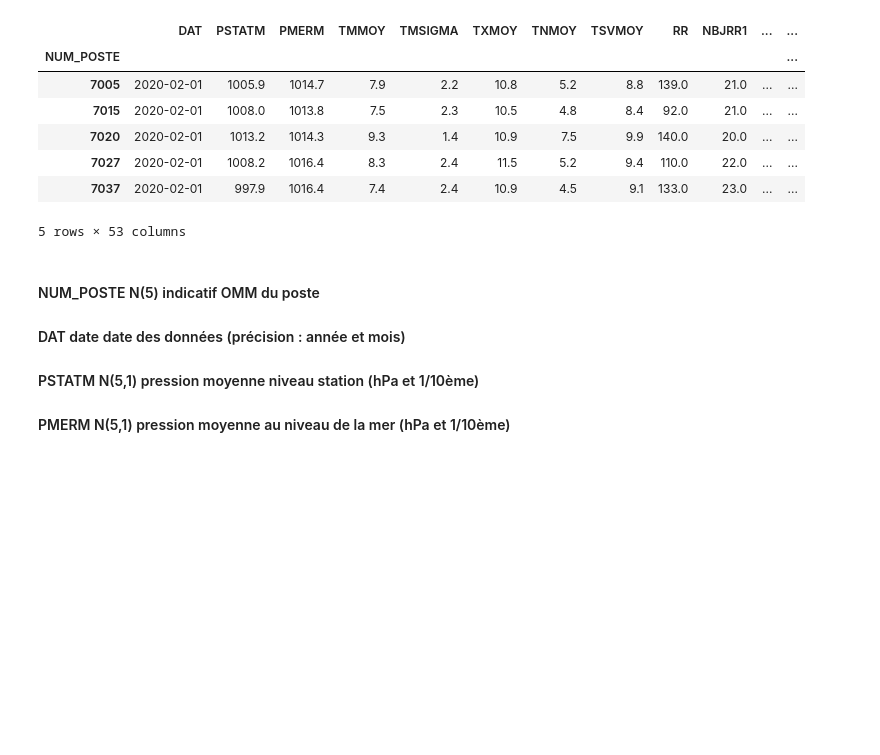
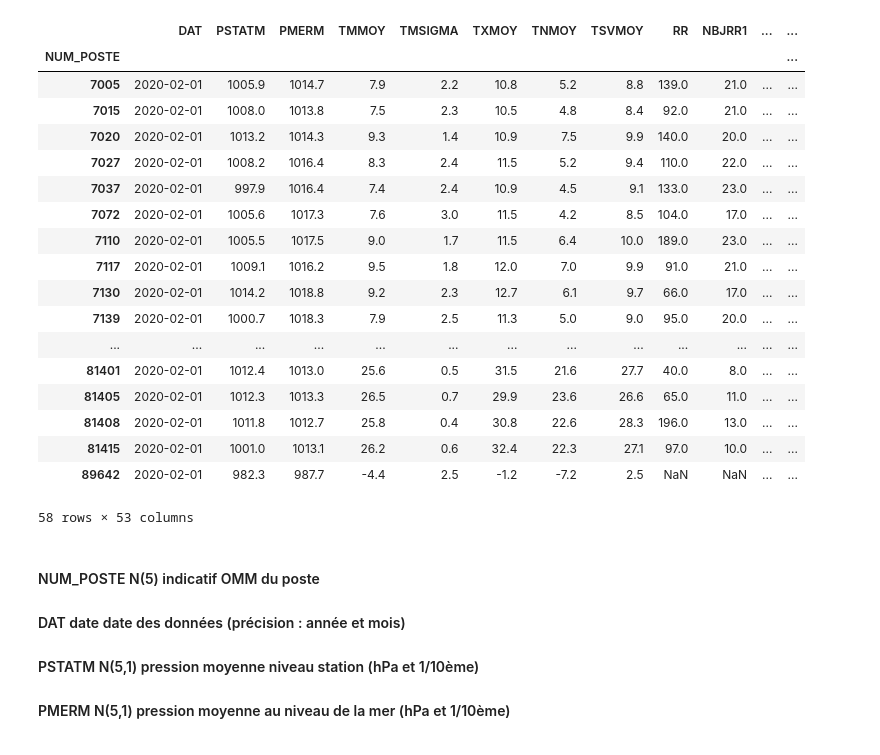
Before and after one commit to gawelsh/ProjetNumCMI4, a Jupyter notebook: essai_meteo.ipynb, the cells around one changed output. Saved outputs shown, nothing was run; the diff lists cells and outputs as text; code cells hidden in the pictures; blank space fills up the shorter version.

```diff
--- a/essai_meteo.ipynb
+++ b/essai_meteo.ipynb
@@ -5,16 +5,27 @@ import matplotlib as plt
 # %%
 datsrc = pd.read_excel("climat.202002.xlsx", index_col=0)
 # %%
-datsrc.head()
+datsrc
 # %% [output]
 |  | DAT | PSTATM | PMERM | TMMOY | TMSIGMA | TXMOY | TNMOY | TSVMOY | RR | NBJRR1 | ... | ... |
 | NUM_POSTE |  |  |  |  |  |  |  |  |  |  |  | ... |
 | 7005 | 2020-02-01 | 1005.9 | 1014.7 | 7.9 | 2.2 | 10.8 | 5.2 | 8.8 | 139.0 | 21.0 | ... | ... |
 | 7015 | 2020-02-01 | 1008.0 | 1013.8 | 7.5 | 2.3 | 10.5 | 4.8 | 8.4 | 92.0 | 21.0 | ... | ... |
 | 7020 | 2020-02-01 | 1013.2 | 1014.3 | 9.3 | 1.4 | 10.9 | 7.5 | 9.9 | 140.0 | 20.0 | ... | ... |
 | 7027 | 2020-02-01 | 1008.2 | 1016.4 | 8.3 | 2.4 | 11.5 | 5.2 | 9.4 | 110.0 | 22.0 | ... | ... |
 | 7037 | 2020-02-01 | 997.9 | 1016.4 | 7.4 | 2.4 | 10.9 | 4.5 | 9.1 | 133.0 | 23.0 | ... | ... |
+| 7072 | 2020-02-01 | 1005.6 | 1017.3 | 7.6 | 3.0 | 11.5 | 4.2 | 8.5 | 104.0 | 17.0 | ... | ... |
+| 7110 | 2020-02-01 | 1005.5 | 1017.5 | 9.0 | 1.7 | 11.5 | 6.4 | 10.0 | 189.0 | 23.0 | ... | ... |
+| 7117 | 2020-02-01 | 1009.1 | 1016.2 | 9.5 | 1.8 | 12.0 | 7.0 | 9.9 | 91.0 | 21.0 | ... | ... |
+| 7130 | 2020-02-01 | 1014.2 | 1018.8 | 9.2 | 2.3 | 12.7 | 6.1 | 9.7 | 66.0 | 17.0 | ... | ... |
+| 7139 | 2020-02-01 | 1000.7 | 1018.3 | 7.9 | 2.5 | 11.3 | 5.0 | 9.0 | 95.0 | 20.0 | ... | ... |
+| ... | ... | ... | ... | ... | ... | ... | ... | ... | ... | ... | ... | ... |
+| 81401 | 2020-02-01 | 1012.4 | 1013.0 | 25.6 | 0.5 | 31.5 | 21.6 | 27.7 | 40.0 | 8.0 | ... | ... |
+| 81405 | 2020-02-01 | 1012.3 | 1013.3 | 26.5 | 0.7 | 29.9 | 23.6 | 26.6 | 65.0 | 11.0 | ... | ... |
+| 81408 | 2020-02-01 | 1011.8 | 1012.7 | 25.8 | 0.4 | 30.8 | 22.6 | 28.3 | 196.0 | 13.0 | ... | ... |
+| 81415 | 2020-02-01 | 1001.0 | 1013.1 | 26.2 | 0.6 | 32.4 | 22.3 | 27.1 | 97.0 | 10.0 | ... | ... |
+| 89642 | 2020-02-01 | 982.3 | 987.7 | -4.4 | 2.5 | -1.2 | -7.2 | 2.5 | NaN | NaN | ... | ... |
-5 rows × 53 columns
+58 rows × 53 columns
 # %% [markdown]
 #### NUM_POSTE N(5) indicatif OMM du poste
 #### DAT date date des données (précision : année et mois)
```
Also changed, not shown: parts of 1 cell of this notebook.
